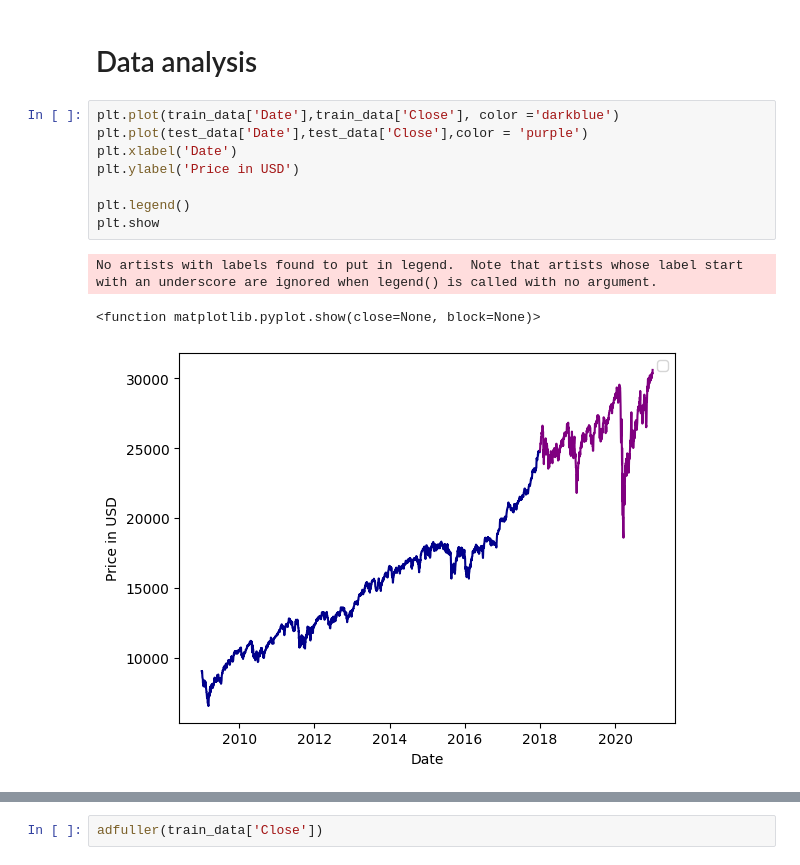
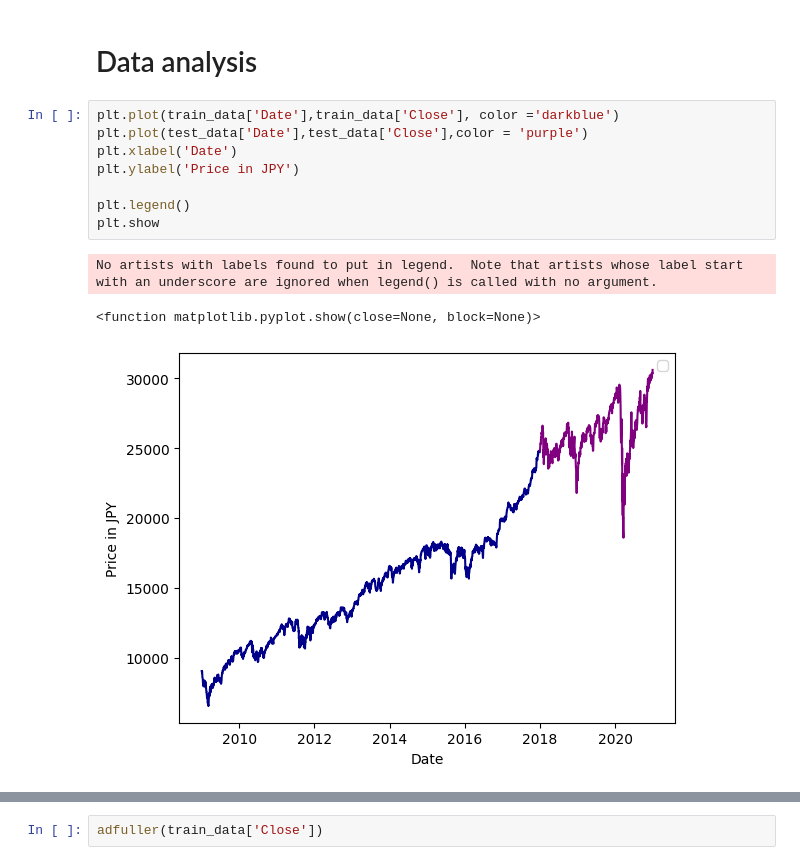
Before and after one commit to danamalas/master_thesis, a Jupyter notebook: Till Github/ws3,e5,2l.ipynb, the cells around one changed output, grey strips where cells are left out. Cells and saved outputs as stored; diff of their text form.

```diff
--- a/Till Github/ws3,e5,2l.ipynb
+++ b/Till Github/ws3,e5,2l.ipynb
@@ -170,15 +210,15 @@ plt.show()
 # %%
 plt.plot(train_data['Date'],train_data['Close'], color ='darkblue')
 plt.plot(test_data['Date'],test_data['Close'],color = 'purple')
 plt.xlabel('Date')
-plt.ylabel('Price in USD')
+plt.ylabel('Price in JPY')
 
 plt.legend()
 plt.show
 # %% [output]
 No artists with labels found to put in legend.  Note that artists whose label start with an underscore are ignored when legend() is called with no argument.
 <function matplotlib.pyplot.show(close=None, block=None)>
-[figure, old version]
+[figure, new version]
 # %%
 plt.hist(data['Close'],bins = 40)
 plt.xlabel('Price in USD')
```
Also changed, not shown: parts of 22 cells of this notebook, 1 other file.
